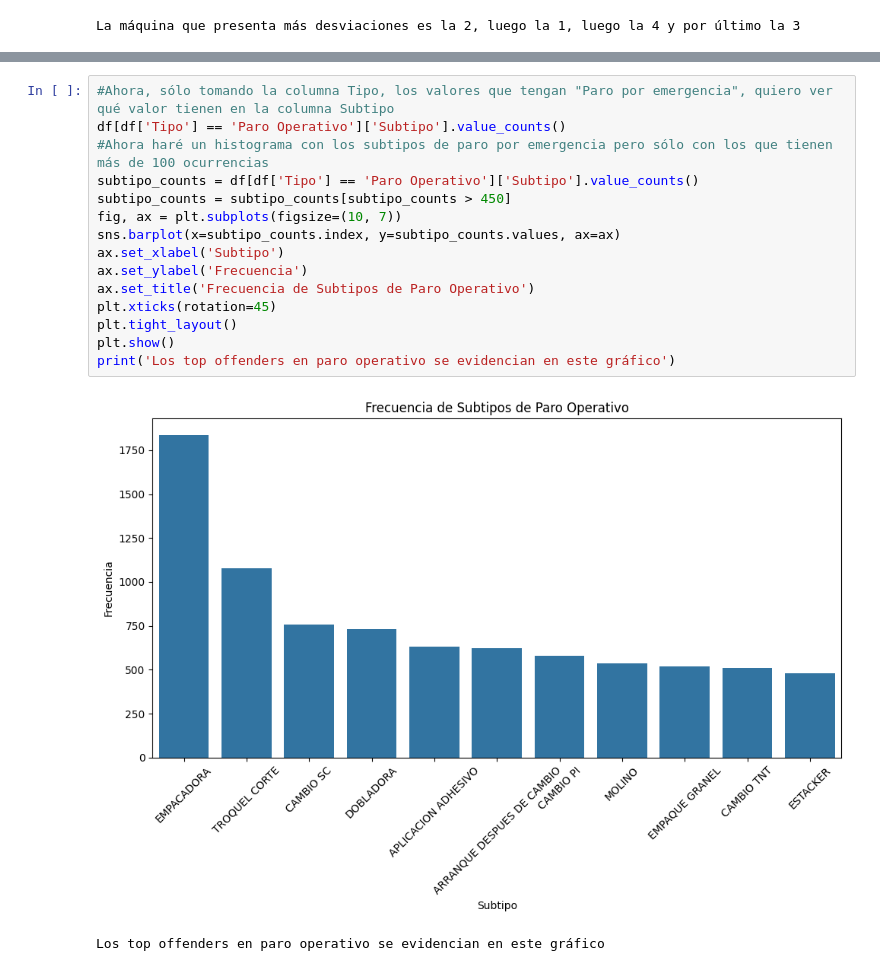
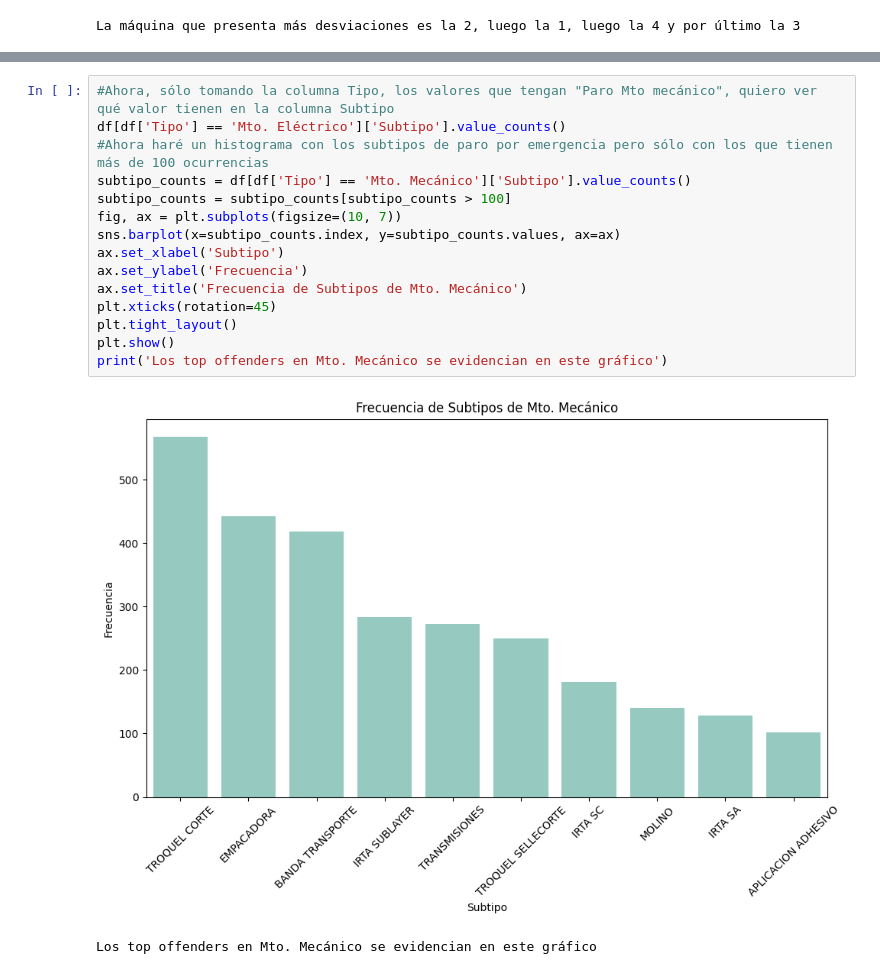
Before and after one commit to 19Juan/aaaa, a Jupyter notebook: src/explore.ipynb, the cells around one changed output, grey strips where cells are left out. Saved outputs shown, nothing was run; the diff lists cells and outputs as text.

```diff
--- a/src/explore.ipynb
+++ b/src/explore.ipynb
@@ -95,18 +133,18 @@ Los 7 top offenders en paro por emergencia se evidencian en este gráfico
 # %%
-#Ahora, sólo tomando la columna Tipo, los valores que tengan "Paro por emergencia", quiero ver qué valor tienen en la columna Subtipo
-df[df['Tipo'] == 'Paro Operativo']['Subtipo'].value_counts()
+#Ahora, sólo tomando la columna Tipo, los valores que tengan "Paro Mto mecánico", quiero ver qué valor tienen en la columna Subtipo
+df[df['Tipo'] == 'Mto. Eléctrico']['Subtipo'].value_counts()
 #Ahora haré un histograma con los subtipos de paro por emergencia pero sólo con los que tienen más de 100 ocurrencias
-subtipo_counts = df[df['Tipo'] == 'Paro Operativo']['Subtipo'].value_counts()
-subtipo_counts = subtipo_counts[subtipo_counts > 450]
+subtipo_counts = df[df['Tipo'] == 'Mto. Mecánico']['Subtipo'].value_counts()
+subtipo_counts = subtipo_counts[subtipo_counts > 100]
 fig, ax = plt.subplots(figsize=(10, 7))
 sns.barplot(x=subtipo_counts.index, y=subtipo_counts.values, ax=ax)
 ax.set_xlabel('Subtipo')
 ax.set_ylabel('Frecuencia')
-ax.set_title('Frecuencia de Subtipos de Paro Operativo')
+ax.set_title('Frecuencia de Subtipos de Mto. Mecánico')
 plt.xticks(rotation=45)
 plt.tight_layout()
 plt.show()
-print('Los top offenders en paro operativo se evidencian en este gráfico')
+print('Los top offenders en Mto. Mecánico se evidencian en este gráfico')
 # %% [output]
-[figure, old version]
+[figure, new version]
-Los top offenders en paro operativo se evidencian en este gráfico
+Los top offenders en Mto. Mecánico se evidencian en este gráfico
```
Also changed, not shown: parts of 5 cells of this notebook.
